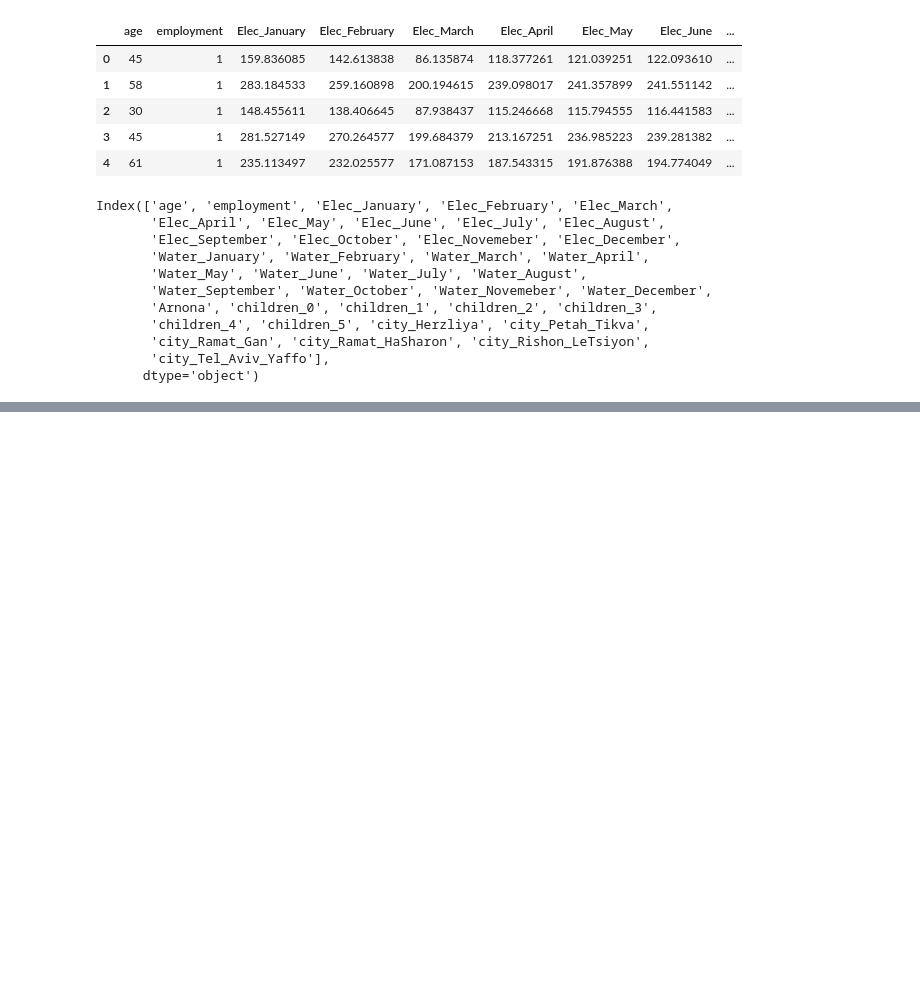
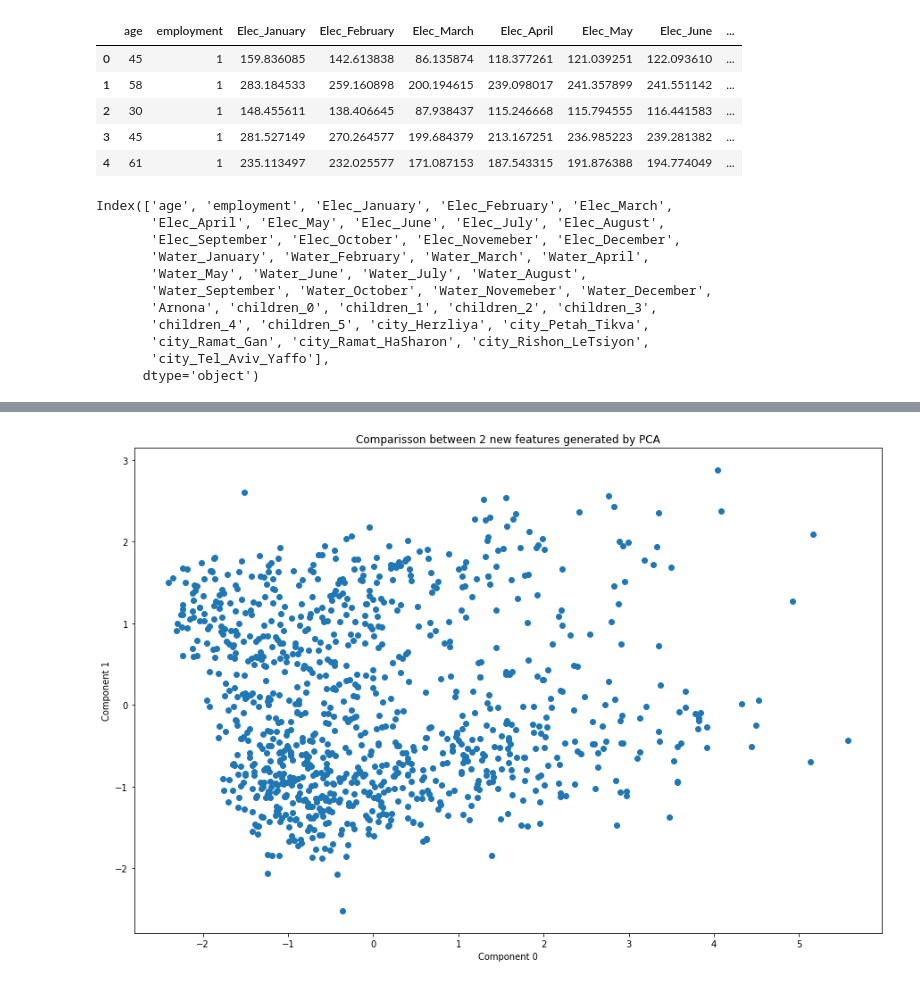
Before and after one commit to nissim-kojranski-cohen/hackathon, a Jupyter notebook: EDA.ipynb, the cells around one changed output, grey strips where cells are left out. Saved outputs shown, nothing was run; the diff lists cells and outputs as text; code cells hidden in the pictures; blank space fills up the shorter version.

```diff
--- a/EDA.ipynb
+++ b/EDA.ipynb
@@ -402,0 +490,6 @@ AttributeError: 'numpy.ndarray' object has no attribute 'head'
+# %%
+merged_pca_scaler = StandardScaler().fit_transform(merged_pca2[['age', 'Arnona', 'avg_elec', 'avg_water']]) #array with 4 features scaled
+# %%
+pca_df2 = pd.DataFrame(merged_pca_scaler, columns=['age', 'Arnona', 'avg_elec', 'avg_water'])
+# %%
+pca_df2 = pd.concat([pca_df2, merged_pca2[other_feats]], axis=1)
@@ -402,0 +505,13 @@ AttributeError: 'numpy.ndarray' object has no attribute 'head'
+# %%
+k = 2
+pca_k_2 = PCA(n_components=k)
+H_2 = pca_k_2.fit_transform(pca_df2)
+# %%
+plt.figure(figsize=(15,10))
+plt.scatter(H_2[:, 0], H_2[:, 1])
+plt.xlabel('Component 0')
+plt.ylabel('Component 1')
+plt.title('Comparisson between 2 new features generated by PCA')
+plt.show()
+# %% [output]
+[figure, added]
```
Also changed, not shown: parts of 21 cells of this notebook.
